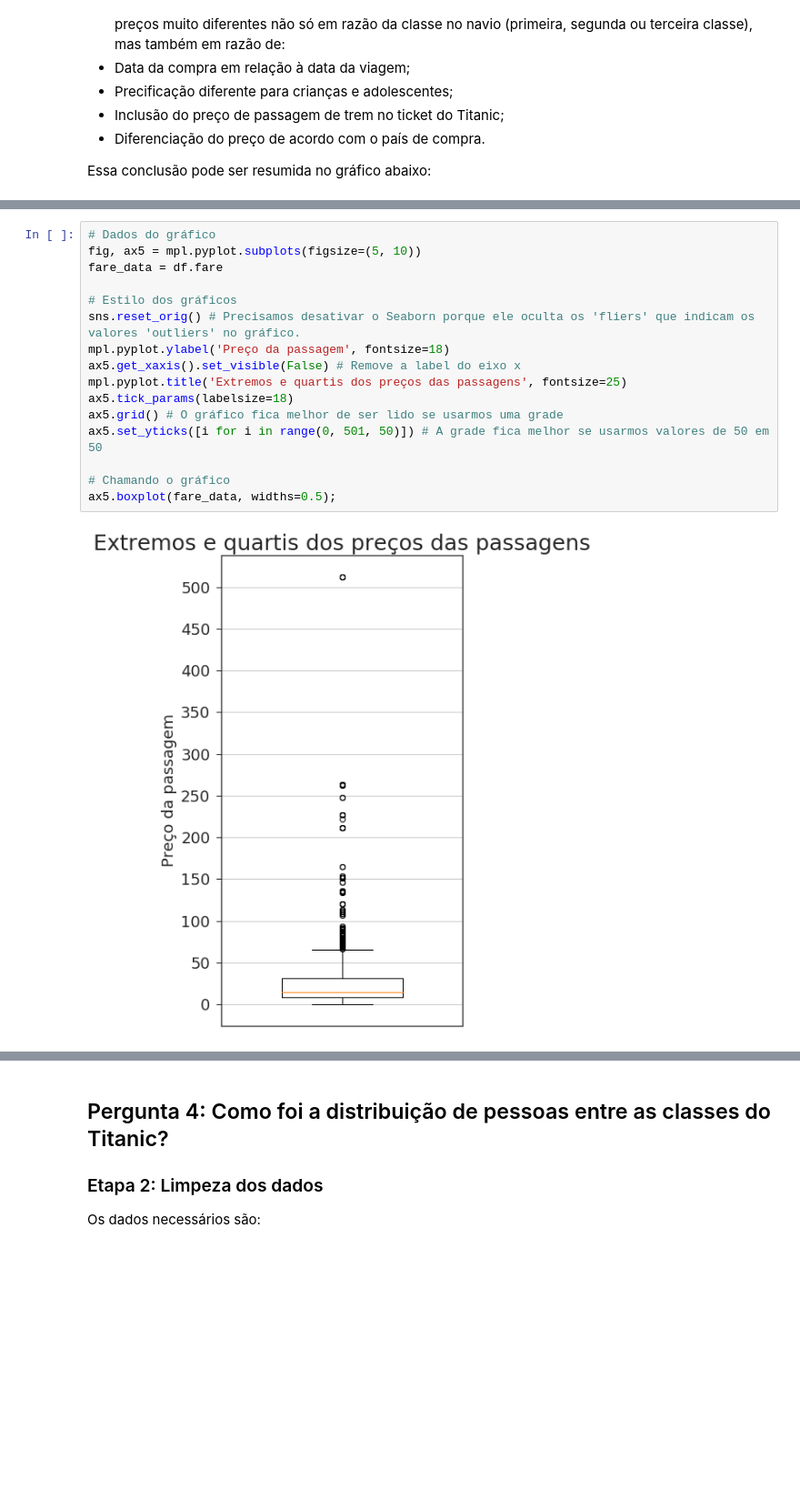
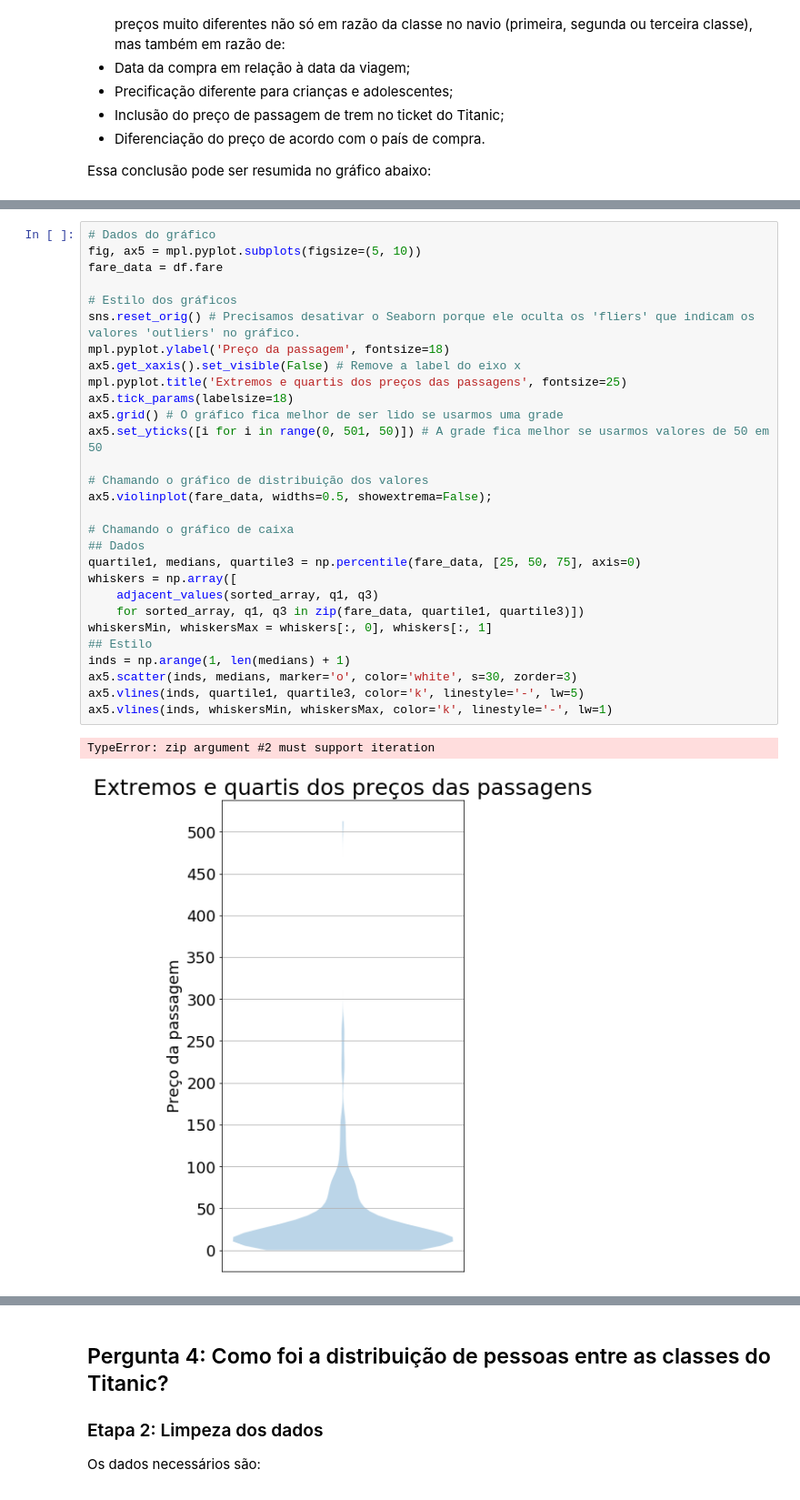
Before and after one commit to pedrohasantiago/udacity-titanic, a Jupyter notebook: analysis-report.ipynb, the cells around one changed output, grey strips where cells are left out. Shown at 91% size. Cells and saved outputs as stored; diff of their text form; blank space fills up the shorter version.

Commit message:
Notes on changes to prices graph

```diff
--- a/analysis-report.ipynb
+++ b/analysis-report.ipynb
@@ -579,18 +588,32 @@ Essa conclusão pode ser resumida no gráfico abaixo:
 # %%
 # Dados do gráfico
 fig, ax5 = mpl.pyplot.subplots(figsize=(5, 10))
 fare_data = df.fare
 
 # Estilo dos gráficos
 sns.reset_orig() # Precisamos desativar o Seaborn porque ele oculta os 'fliers' que indicam os valores 'outliers' no gráfico.
 mpl.pyplot.ylabel('Preço da passagem', fontsize=18)
 ax5.get_xaxis().set_visible(False) # Remove a label do eixo x
 mpl.pyplot.title('Extremos e quartis dos preços das passagens', fontsize=25)
 ax5.tick_params(labelsize=18)
 ax5.grid() # O gráfico fica melhor de ser lido se usarmos uma grade
 ax5.set_yticks([i for i in range(0, 501, 50)]) # A grade fica melhor se usarmos valores de 50 em 50
 
-# Chamando o gráfico
-ax5.boxplot(fare_data, widths=0.5);
+# Chamando o gráfico de distribuição dos valores
+ax5.violinplot(fare_data, widths=0.5, showextrema=False);
+
+# Chamando o gráfico de caixa
+## Dados
+quartile1, medians, quartile3 = np.percentile(fare_data, [25, 50, 75], axis=0)
+whiskers = np.array([
+    adjacent_values(sorted_array, q1, q3)
+    for sorted_array, q1, q3 in zip(fare_data, quartile1, quartile3)])
+whiskersMin, whiskersMax = whiskers[:, 0], whiskers[:, 1]
+## Estilo
+inds = np.arange(1, len(medians) + 1)
+ax5.scatter(inds, medians, marker='o', color='white', s=30, zorder=3)
+ax5.vlines(inds, quartile1, quartile3, color='k', linestyle='-', lw=5)
+ax5.vlines(inds, whiskersMin, whiskersMax, color='k', linestyle='-', lw=1)
 # %% [output]
+TypeError: zip argument #2 must support iteration
-[figure, old version]
+[figure, new version]
```
Also changed, not shown: parts of 4 cells of this notebook.
